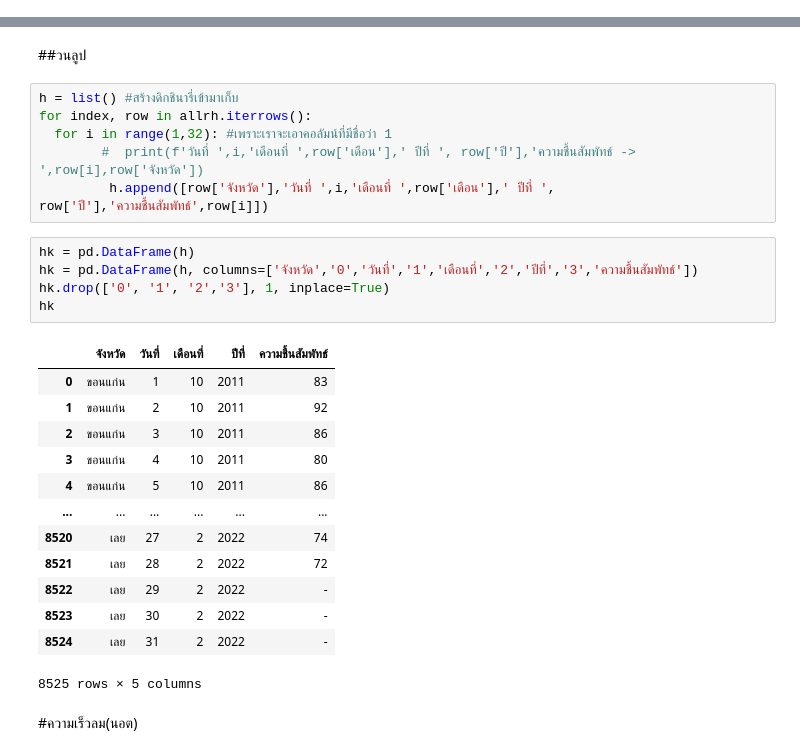
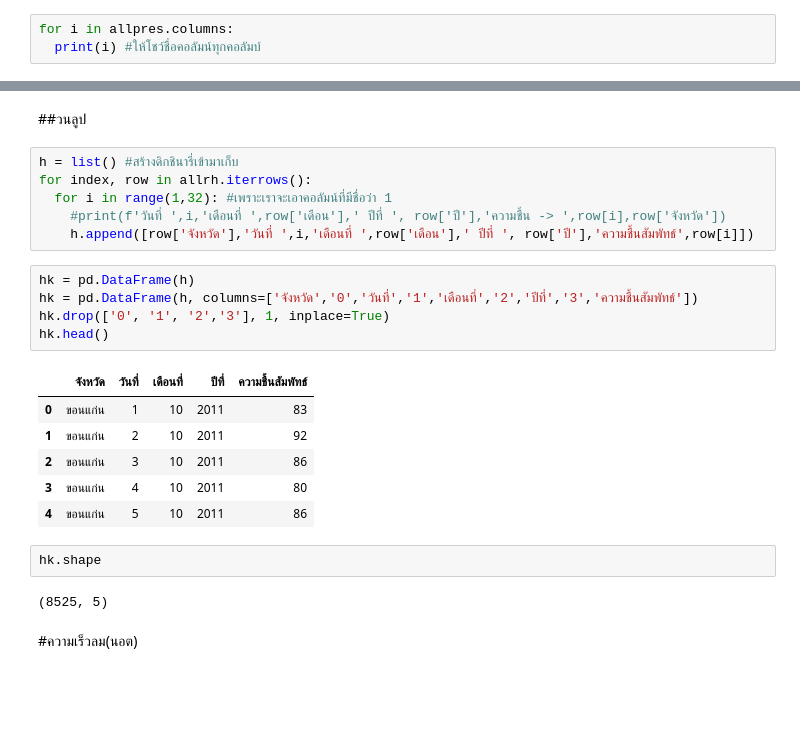
Before and after one commit to SAPUII/bsc_dpdm22, a Jupyter notebook: Quiz_Group6.ipynb, the cells around one changed output, grey strips where cells are left out. Drawn from its saved outputs; the diff is of its cells as text; blank space fills up the shorter version.

```diff
--- a/Quiz_Group6.ipynb
+++ b/Quiz_Group6.ipynb
@@ -129,2 +116,5 @@ allpres.shape
 # %% [markdown]
 ##วนลูป
+# %%
+for i in allpres.columns:
+  print(i) #ให้โชว์ชื่อคอลัมน์ทุกคอลัมบ์
@@ -260,27 +269,24 @@ allrh.head()
 h = list() #สร้างดิกชินารี่เข้ามาเก็บ
 for index, row in allrh.iterrows():
   for i in range(1,32): #เพราะเราจะเอาคอลัมน์ที่มีชื่อว่า 1
-        #  print(f'วันที่ ',i,'เดือนที่ ',row['เดือน'],' ปีที่ ', row['ปี'],'ความชื้นสัมพัทธ์ -> ',row[i],row['จังหวัด'])
-         h.append([row['จังหวัด'],'วันที่ ',i,'เดือนที่ ',row['เดือน'],' ปีที่ ', row['ปี'],'ความชื้นสัมพัทธ์',row[i]])
+    #print(f'วันที่ ',i,'เดือนที่ ',row['เดือน'],' ปีที่ ', row['ปี'],'ความชื้น -> ',row[i],row['จังหวัด'])
+    h.append([row['จังหวัด'],'วันที่ ',i,'เดือนที่ ',row['เดือน'],' ปีที่ ', row['ปี'],'ความชื้นสัมพัทธ์',row[i]])
 # %%
 hk = pd.DataFrame(h)
 hk = pd.DataFrame(h, columns=['จังหวัด','0','วันที่','1','เดือนที่','2','ปีที่','3','ความชื้นสัมพัทธ์'])
 hk.drop(['0', '1', '2','3'], 1, inplace=True)
-hk
+hk.head()
 # %% [output]
 |  | จังหวัด | วันที่ | เดือนที่ | ปีที่ | ความชื้นสัมพัทธ์ |
 | 0 | ขอนแก่น | 1 | 10 | 2011 | 83 |
 | 1 | ขอนแก่น | 2 | 10 | 2011 | 92 |
 | 2 | ขอนแก่น | 3 | 10 | 2011 | 86 |
 | 3 | ขอนแก่น | 4 | 10 | 2011 | 80 |
 | 4 | ขอนแก่น | 5 | 10 | 2011 | 86 |
-| ... | ... | ... | ... | ... | ... |
-| 8520 | เลย | 27 | 2 | 2022 | 74 |
-| 8521 | เลย | 28 | 2 | 2022 | 72 |
-| 8522 | เลย | 29 | 2 | 2022 | - |
-| 8523 | เลย | 30 | 2 | 2022 | - |
-| 8524 | เลย | 31 | 2 | 2022 | - |
-8525 rows × 5 columns
+# %%
+hk.shape
+# %% [output]
+(8525, 5)
 # %% [markdown]
 #ความเร็วลม(นอต)
 # %%
```
Also changed, not shown: parts of 29 cells of this notebook.
